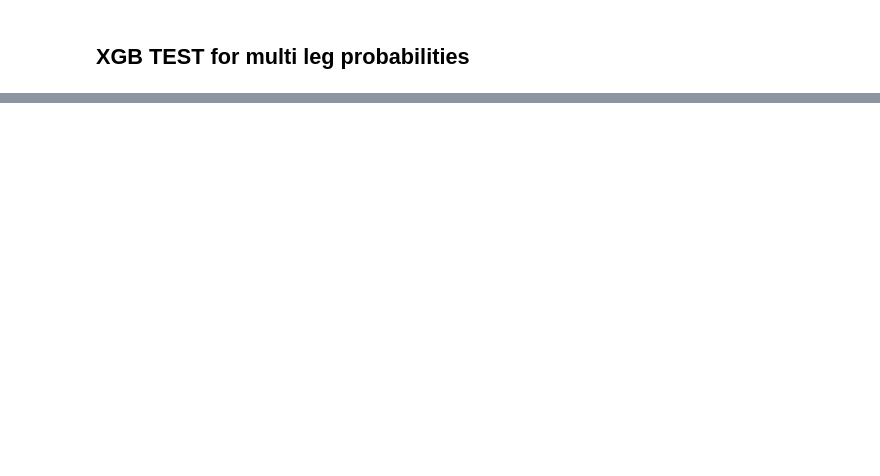
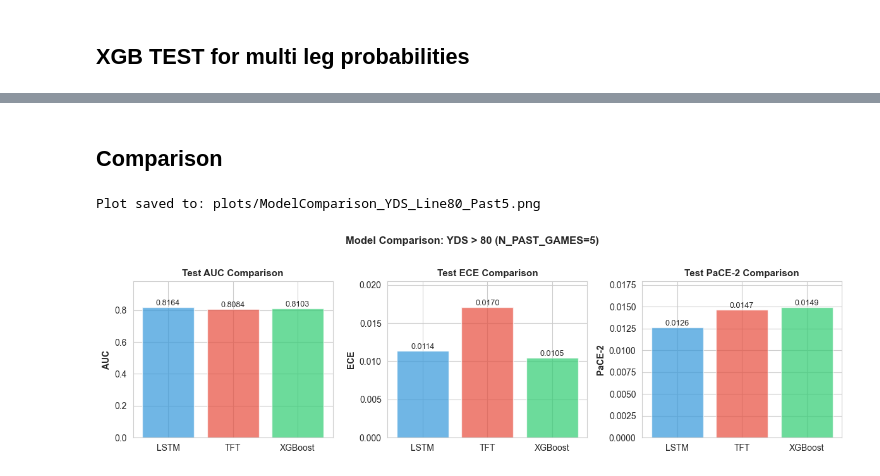
Before and after one commit to Lcocks/SportsBetting_NN, a Jupyter notebook: test.ipynb, the cells around one changed output, grey strips where cells are left out. Drawn from its saved outputs; the diff is of its cells as text; code cells hidden in the pictures; blank space fills up the shorter version.

```diff
--- a/test.ipynb
+++ b/test.ipynb
@@ -667,0 +870,54 @@ P(all legs hit) = 0.045
+# %% [markdown]
+## Comparison
+# %%
+%matplotlib inline
+
+# Model Comparison: LSTM vs TFT vs XGBoost
+fig, axes = plt.subplots(1, 3, figsize=(12, 3.5))  # Reduced size
+
+models = ['LSTM', 'TFT', 'XGBoost']
+colors = ['#3498db', '#e74c3c', '#2ecc71']
+
+
+lstm_metrics = pd.read_json(metrics_path_lstm, orient="index")
+test_lstm = lstm_metrics[0]['test_metrics']
+tft_metrics = pd.read_json(metrics_path_tft, orient="index")
+test_tft = tft_metrics[0]['test_metrics']
+xgb_metrics = pd.read_json(metrics_path_xgb, orient="index")
+test_xgb = xgb_metrics[0]['test_metrics']
+
+
+metrics_data = {
+    'AUC': [test_lstm['auc'], test_tft['auc'], test_xgb['auc']],  # Replace with your actual variable names
+    'ECE': [test_lstm['ece'], test_tft['ece'], test_xgb['ece']],
+    'PaCE-2': [test_lstm['pace2'], test_tft['pace2'], test_xgb['pace2']]
+}
+
+for i, (metric_name, values) in enumerate(metrics_data.items()):
+    ax = axes[i]
+    bars = ax.bar(models, values, color=colors, alpha=0.7)
+    ax.set_ylabel(metric_name, fontsize=10, fontweight='bold')
+    ax.set_title(f'Test {metric_name} Comparison', fontsize=11, fontweight='bold')
+    ax.set_ylim(0, max(values) * 1.2)
+
+    # Add value labels on bars
+    for bar, val in zip(bars, values):
+        height = bar.get_height()
+        ax.text(bar.get_x() + bar.get_width()/2., height,
+                f'{val:.4f}',
+                ha='center', va='bottom', fontsize=9)
+
+plt.suptitle(f'Model Comparison: {STAT_COL} > {LINE_VALUE} (N_PAST_GAMES={N_PAST_GAMES})',
+             fontsize=12, fontweight='bold', y=1.02)
+plt.tight_layout()
+
+# Save plot
+plot_filename = f"ModelComparison_{STAT_COL}_Line{LINE_VALUE}_Past{N_PAST_GAMES}.png"
+plt.savefig(os.path.join("plots", plot_filename), dpi=150, bbox_inches='tight')
+print(f"Plot saved to: plots/{plot_filename}")
+
+plt.show()
+plt.close()
+# %% [output]
+Plot saved to: plots/ModelComparison_YDS_Line80_Past5.png
+[figure, added]
```
Also changed, not shown: parts of 28 cells of this notebook, 36 other files.
